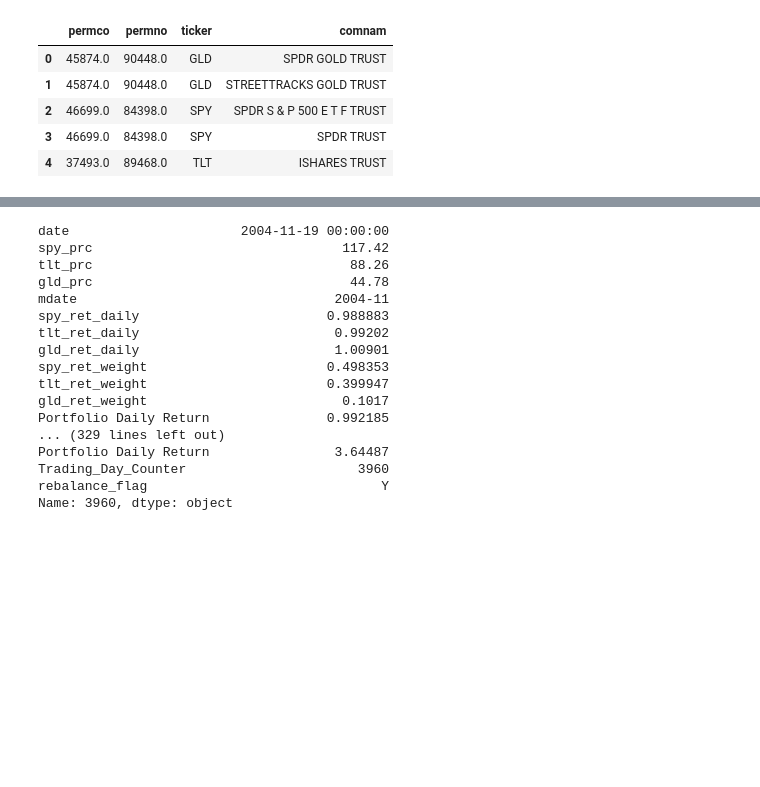
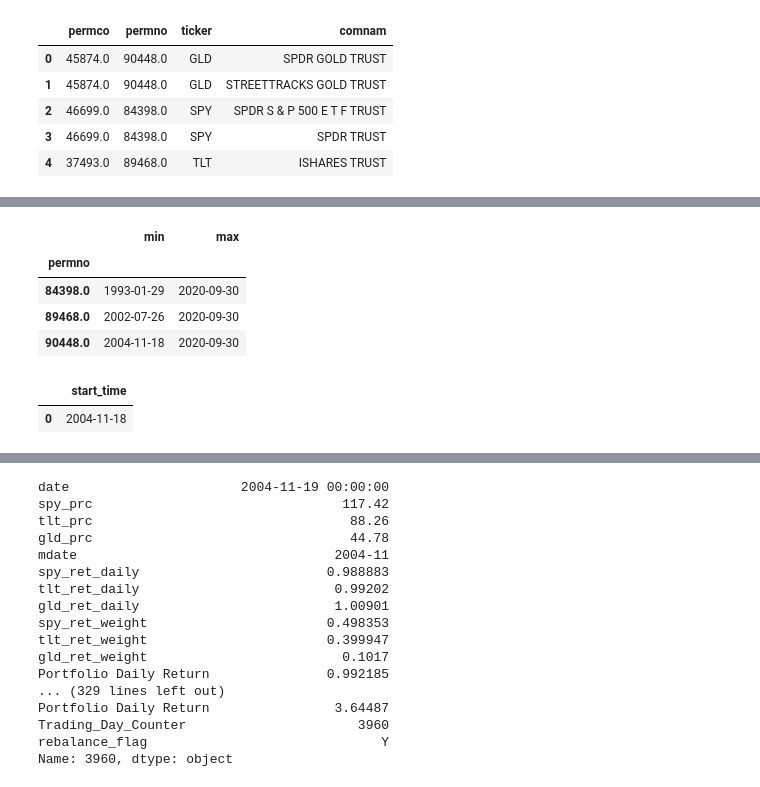
Before and after one commit to ningtong88/Capstone_TDAmeritrade, a Jupyter notebook: TDAmeritrade Portfolio Rebalancing.ipynb, the cells around one changed output, grey strips where cells are left out. Drawn from its saved outputs; the diff is of its cells as text; code cells hidden in the pictures; blank space fills up the shorter version.

```diff
--- a/TDAmeritrade Portfolio Rebalancing.ipynb
+++ b/TDAmeritrade Portfolio Rebalancing.ipynb
@@ -110,0 +89,14 @@ dsf_keep
+# %%
+crsp_db.raw_sql('select distinct permno, min(date), max(date) from crspm.dsf where permno in %(permno)s group by permno order by 2 asc', params=permno_list_1,date_cols=['date'], index_col=['permno'])
+# %% [output]
+|  | min | max |
+| permno |  |  |
+| 84398.0 | 1993-01-29 | 2020-09-30 |
+| 89468.0 | 2002-07-26 | 2020-09-30 |
+| 90448.0 | 2004-11-18 | 2020-09-30 |
+# %%
+#list earlest date covered by three ETF
+crsp_db.raw_sql('select max(min_date) as start_time from (select distinct permno, min(date) over (partition by permno) as min_date from crspm.dsf where permno in %(permno)s) a',params=permno_list_1,date_cols=['date'])
+# %% [output]
+|  | start_time |
+| 0 | 2004-11-18 |
```
Also changed, not shown: parts of 14 cells of this notebook.
